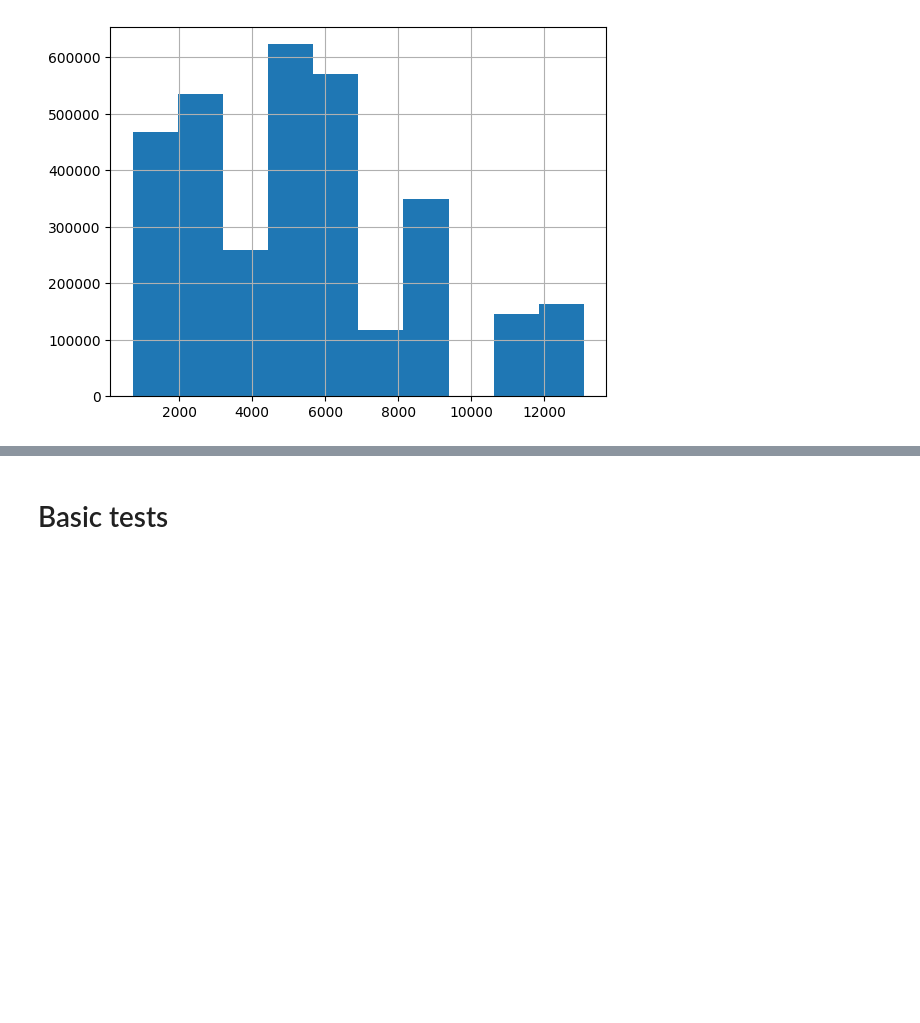
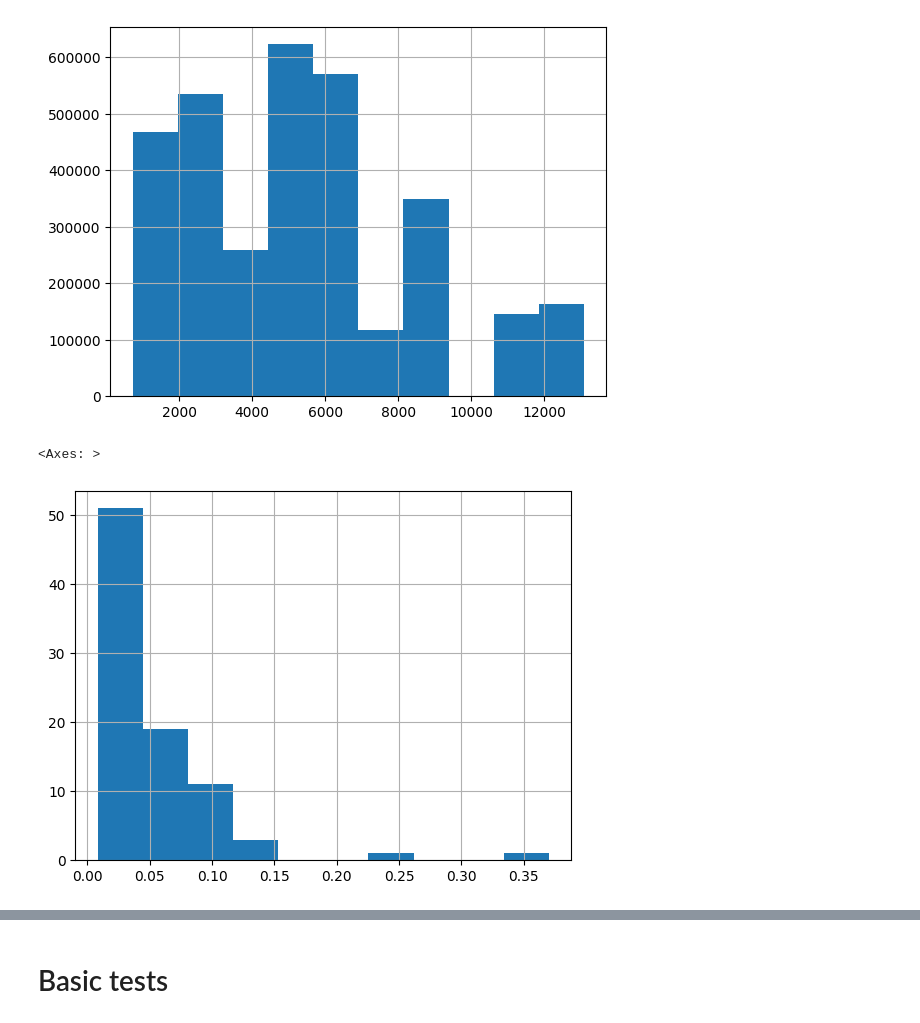
Before and after one commit to destiny-evidence/stopping-methods, a Jupyter notebook: evaluation/ExploreResults.ipynb, the cells around one changed output, grey strips where cells are left out. Cells and saved outputs as stored; diff of their text form; code cells hidden in the pictures; blank space fills up the shorter version.

```diff
--- a/evaluation/ExploreResults.ipynb
+++ b/evaluation/ExploreResults.ipynb
@@ -67,3 +70,9 @@ df['n_total'].hist()
 # %% [output]
 <Axes: >
 [figure]
+# %%
+ds_info = df.groupby('dataset').first()
+(ds_info['n_incl'] / ds_info['n_total']).hist()
+# %% [output]
+<Axes: >
+[figure, added]
```
Also changed, not shown: parts of 13 cells of this notebook, 2 other files.
